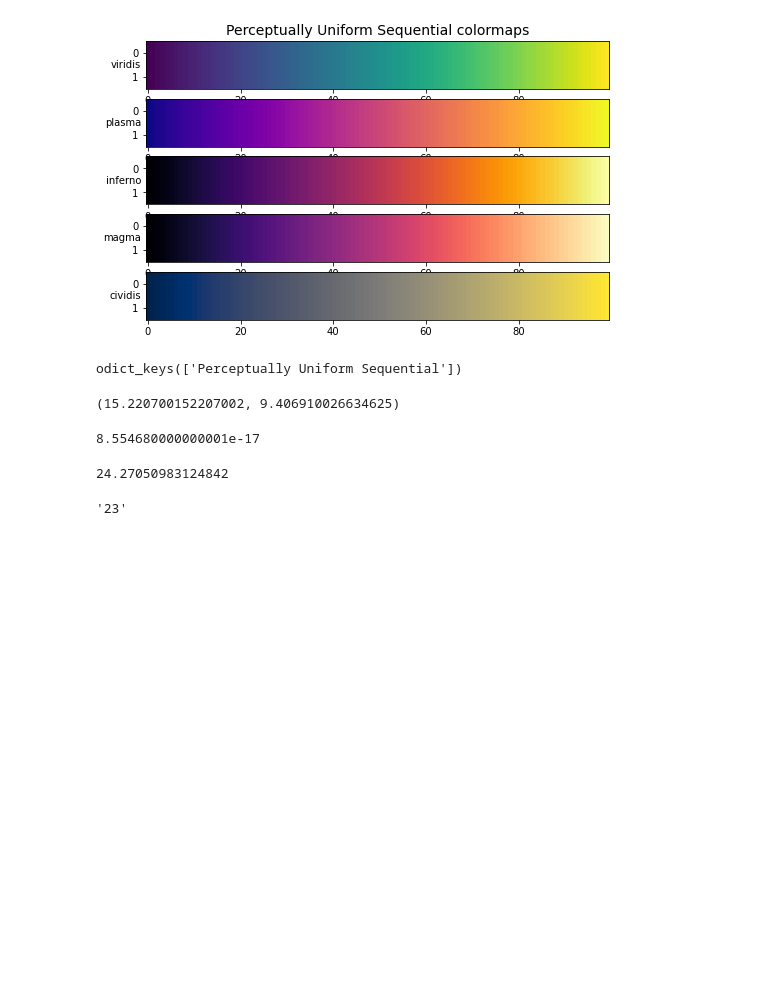
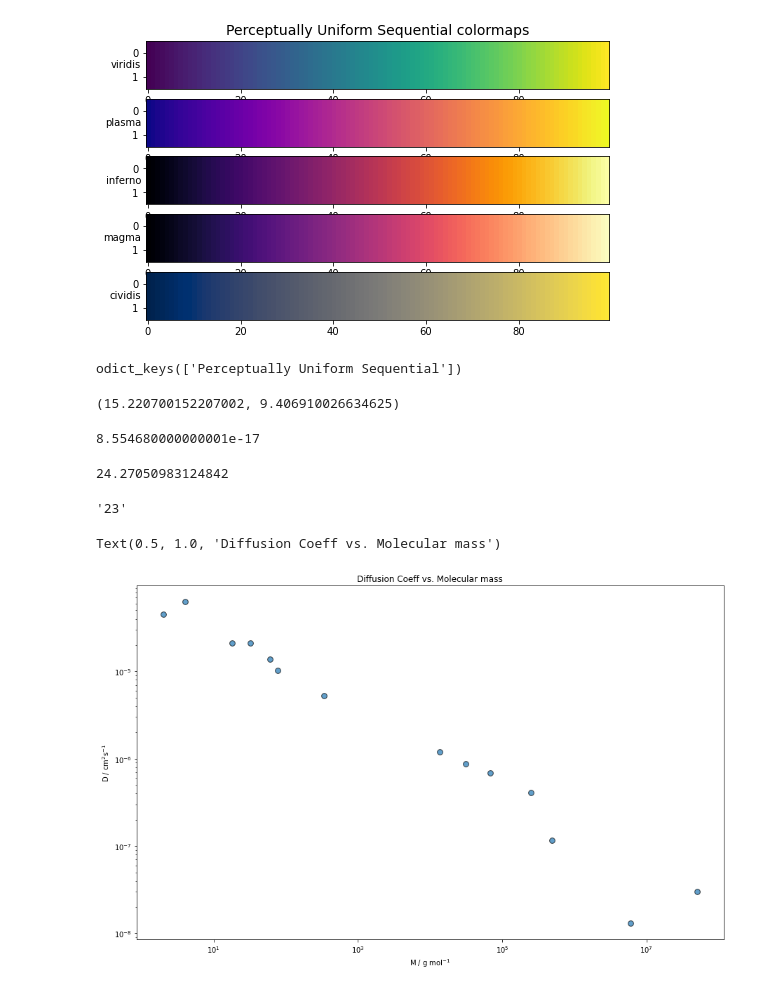
Before and after one commit to AlessandroLodi/DPhil-Thesis-Oxford, a Jupyter notebook: chapter_introduction/frequency_scatter.ipynb, the cells around one changed output. Saved outputs shown, nothing was run; the diff lists cells and outputs as text; code cells hidden in the pictures; blank space fills up the shorter version.

```diff
--- a/chapter_introduction/frequency_scatter.ipynb
+++ b/chapter_introduction/frequency_scatter.ipynb
@@ -204,3 +206,21 @@ name_split = name.split('_')
 name_split[-1].split('.')[0]
 # %% [output]
 '23'
+# %%
+# mass vs diffusion coefficient in water plot
+import numpy as np
+import matplotlib.pyplot as plt
+
+mol_mass = np.array([2,4,18,32,60,78,342,13683,31000,68000,250000,493000,6000000,50000000])
+diff_coef = np.array([4.50e-5,6.28e-5 ,2.13e-5 ,2.10e-5 ,1.38e-5 ,1.02e-5 ,5.23e-6 ,1.19e-6 ,8.72e-7 ,6.90e-7 ,4.10e-7 ,1.16e-7 ,1.30e-8 ,3.00e-8])
+
+_, ax = plt.subplots(figsize=(15,15/1.618))
+ax.scatter(mol_mass, diff_coef, s=60, alpha=0.7, edgecolors="k")
+ax.set_xlabel('M / g mol$^{-1}$')
+ax.set_ylabel('D / cm$^2$s$^{-1}$')
+ax.set_xscale('log')
+ax.set_yscale('log')
+ax.set_title('Diffusion Coeff vs. Molecular mass')
+# %% [output]
+Text(0.5, 1.0, 'Diffusion Coeff vs. Molecular mass')
+[figure, added]
```
Also changed, not shown: parts of 1 cell of this notebook, 31 other files.
